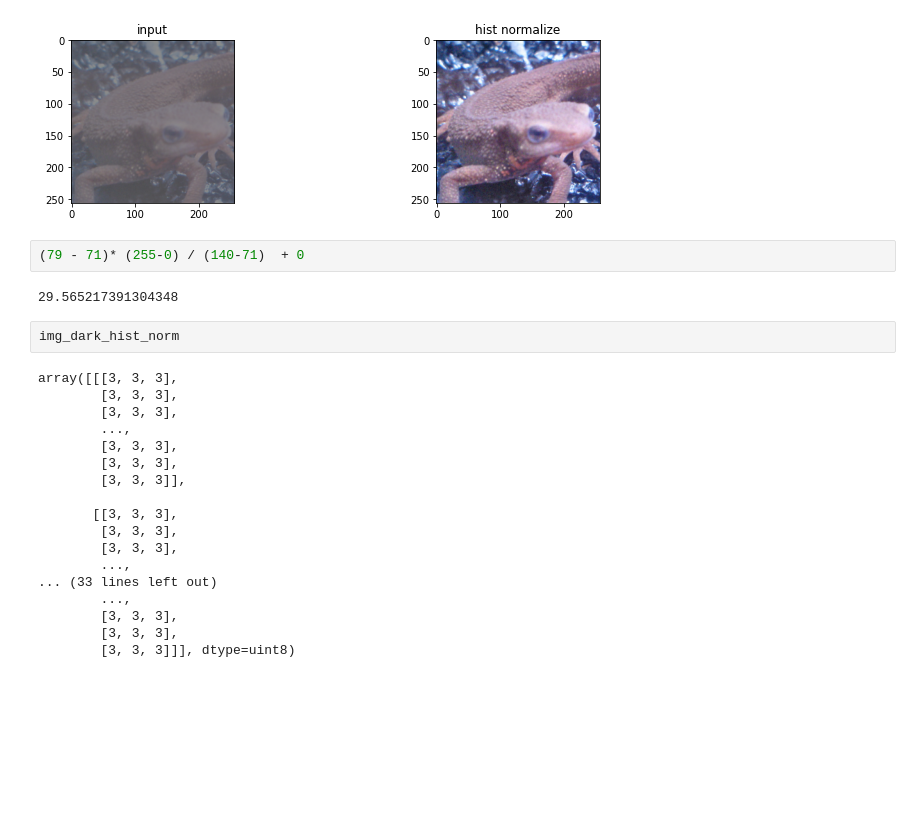
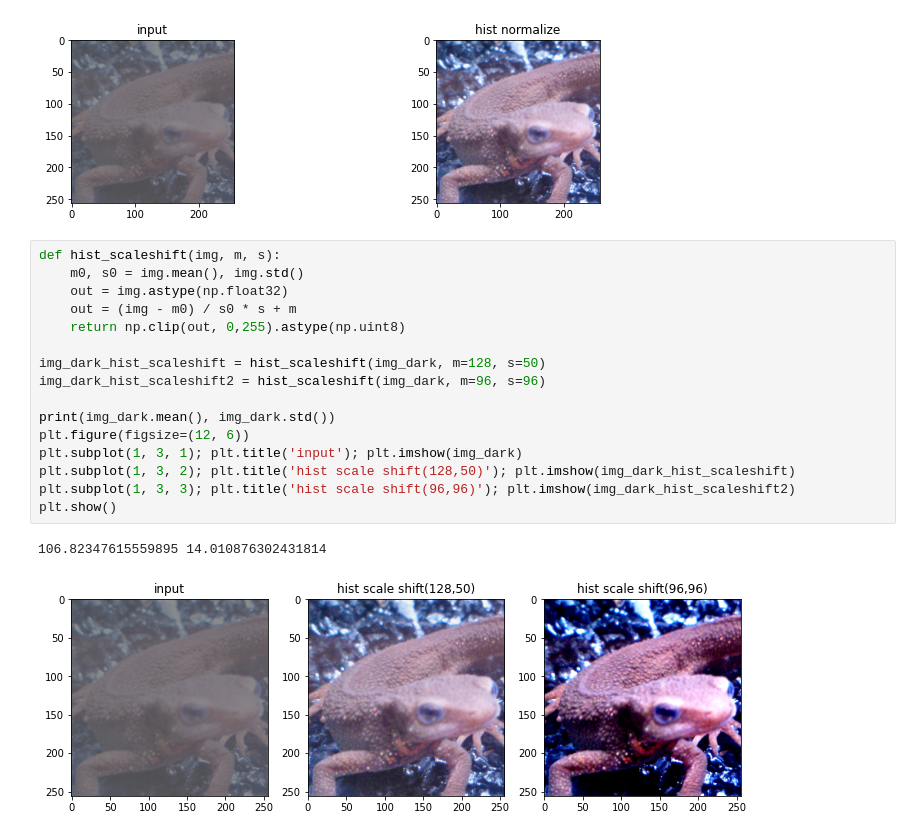
Before and after one commit to azugxi7374/garakuta222, a Jupyter notebook: 004_gazo/008.ipynb, the cells around one changed output. Saved outputs shown, nothing was run; the diff lists cells and outputs as text; blank space fills up the shorter version.

```diff
--- a/004_gazo/008.ipynb
+++ b/004_gazo/008.ipynb
@@ -160,27 +160,22 @@ plt.subplot(1, 2, 2); plt.title('hist normalize'); plt.imshow(img_dark_hist_norm
 plt.show()
 # %% [output]
 [figure]
-# %%
-(79 - 71)* (255-0) / (140-71)  + 0
-# %% [output]
-29.565217391304348
-# %%
-img_dark_hist_norm
-# %% [output]
-array([[[3, 3, 3],
-        [3, 3, 3],
-        [3, 3, 3],
-        ...,
-        [3, 3, 3],
-        [3, 3, 3],
-        [3, 3, 3]],
-
-       [[3, 3, 3],
-        [3, 3, 3],
-        [3, 3, 3],
-        ...,
-... (33 lines left out)
-        ...,
-        [3, 3, 3],
-        [3, 3, 3],
-        [3, 3, 3]]], dtype=uint8)
+# %%
+def hist_scaleshift(img, m, s):
+    m0, s0 = img.mean(), img.std()
+    out = img.astype(np.float32)
+    out = (img - m0) / s0 * s + m
+    return np.clip(out, 0,255).astype(np.uint8)
+
+img_dark_hist_scaleshift = hist_scaleshift(img_dark, m=128, s=50)
+img_dark_hist_scaleshift2 = hist_scaleshift(img_dark, m=96, s=96)
+
+print(img_dark.mean(), img_dark.std())
+plt.figure(figsize=(12, 6))
+plt.subplot(1, 3, 1); plt.title('input'); plt.imshow(img_dark)
+plt.subplot(1, 3, 2); plt.title('hist scale shift(128,50)'); plt.imshow(img_dark_hist_scaleshift)
+plt.subplot(1, 3, 3); plt.title('hist scale shift(96,96)'); plt.imshow(img_dark_hist_scaleshift2)
+plt.show()
+# %% [output]
+106.82347615559895 14.010876302431814
+[figure, added]
```
Also changed, not shown: parts of 1 cell of this notebook.
